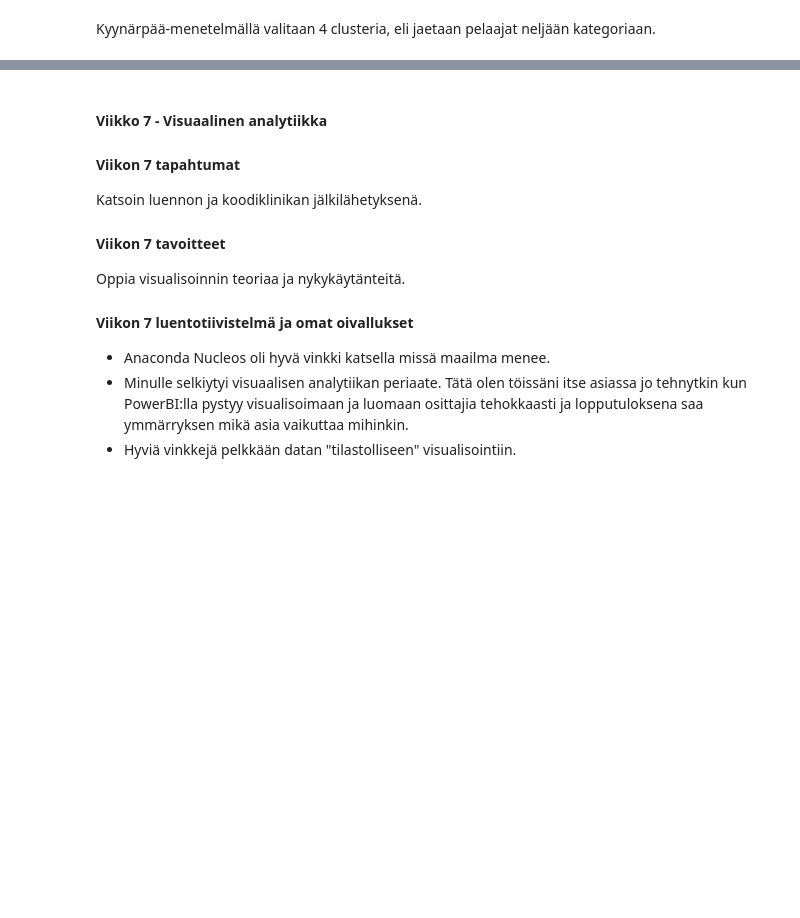
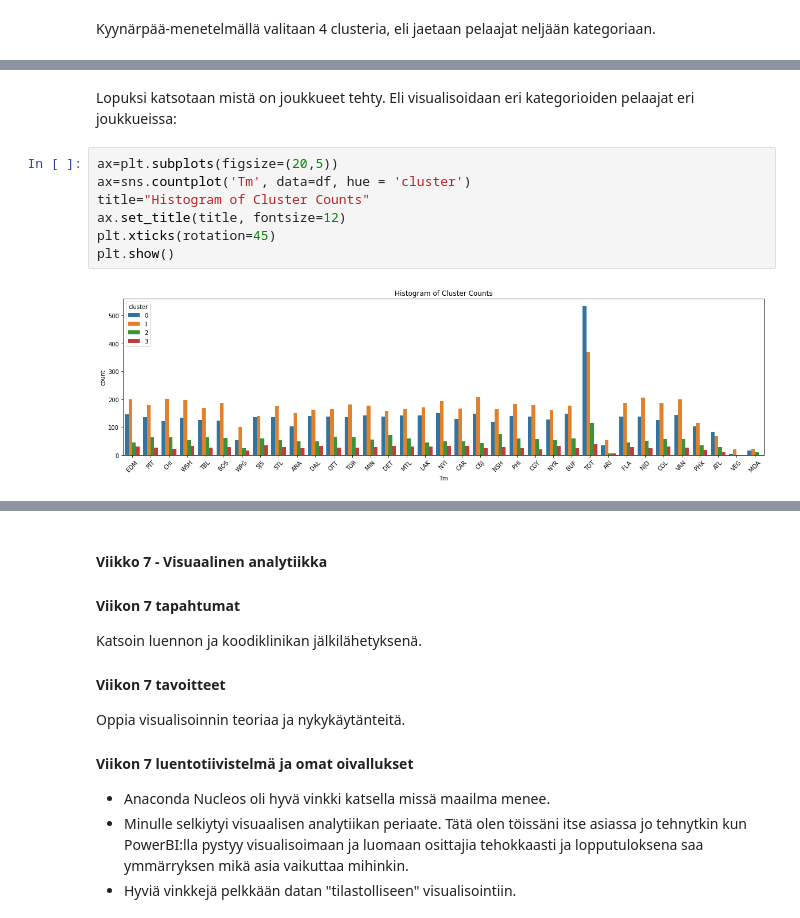
Before and after one commit to holezekki99/JODA2022, a Jupyter notebook: JODA2022_oppimispäiväkirja.ipynb, the cells around one changed output, grey strips where cells are left out. Drawn from its saved outputs; the diff is of its cells as text; blank space fills up the shorter version.

```diff
--- a/JODA2022_oppimispäiväkirja.ipynb
+++ b/JODA2022_oppimispäiväkirja.ipynb
@@ -746,0 +731,11 @@ plt.show()
+# %% [markdown]
+Lopuksi katsotaan mistä on joukkueet tehty. Eli visualisoidaan eri kategorioiden pelaajat eri joukkueissa:
+# %%
+ax=plt.subplots(figsize=(20,5))
+ax=sns.countplot('Tm', data=df, hue = 'cluster')
+title="Histogram of Cluster Counts"
+ax.set_title(title, fontsize=12)
+plt.xticks(rotation=45)
+plt.show()
+# %% [output]
+[figure, added]
```
Also changed, not shown: parts of 27 cells of this notebook.
